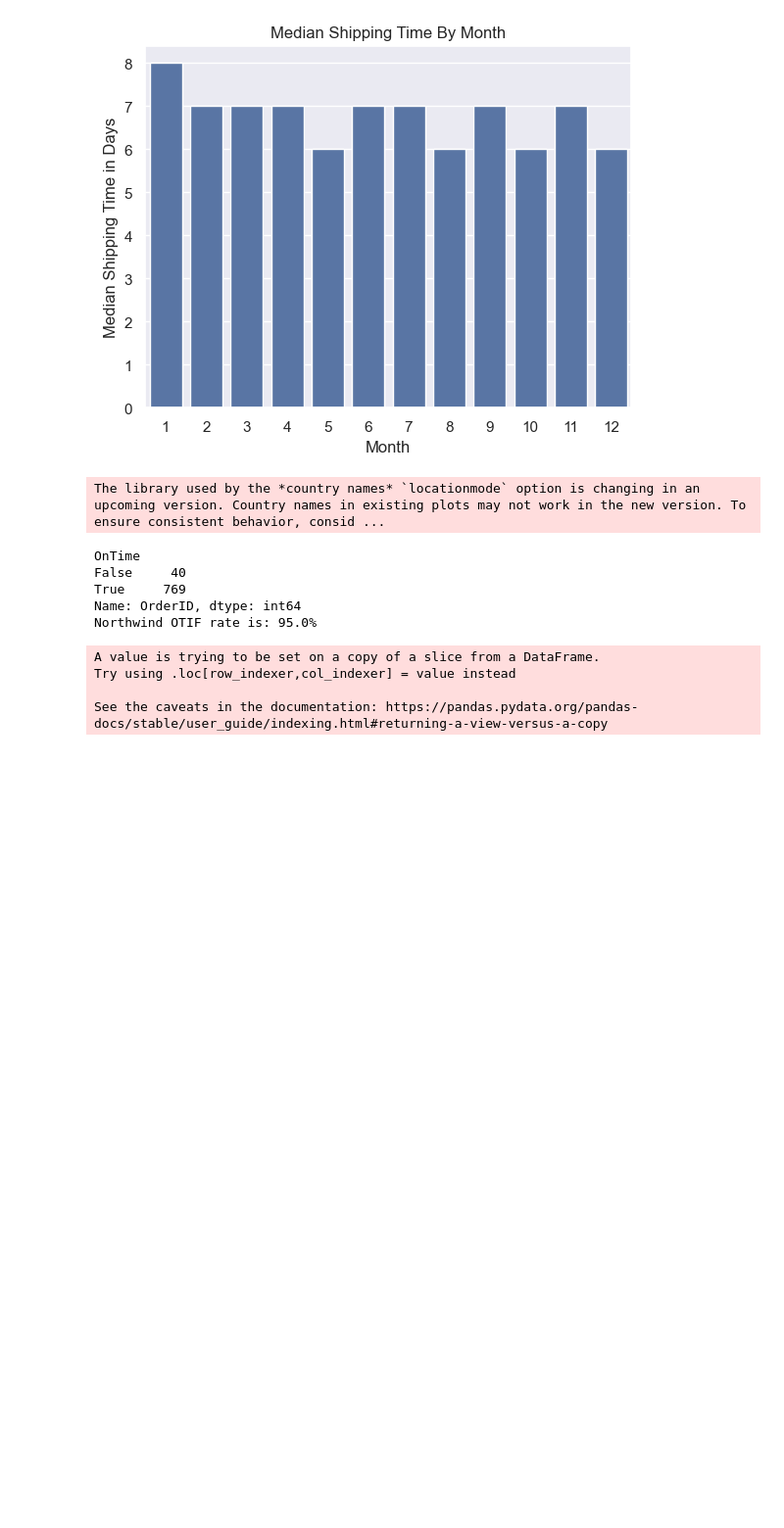
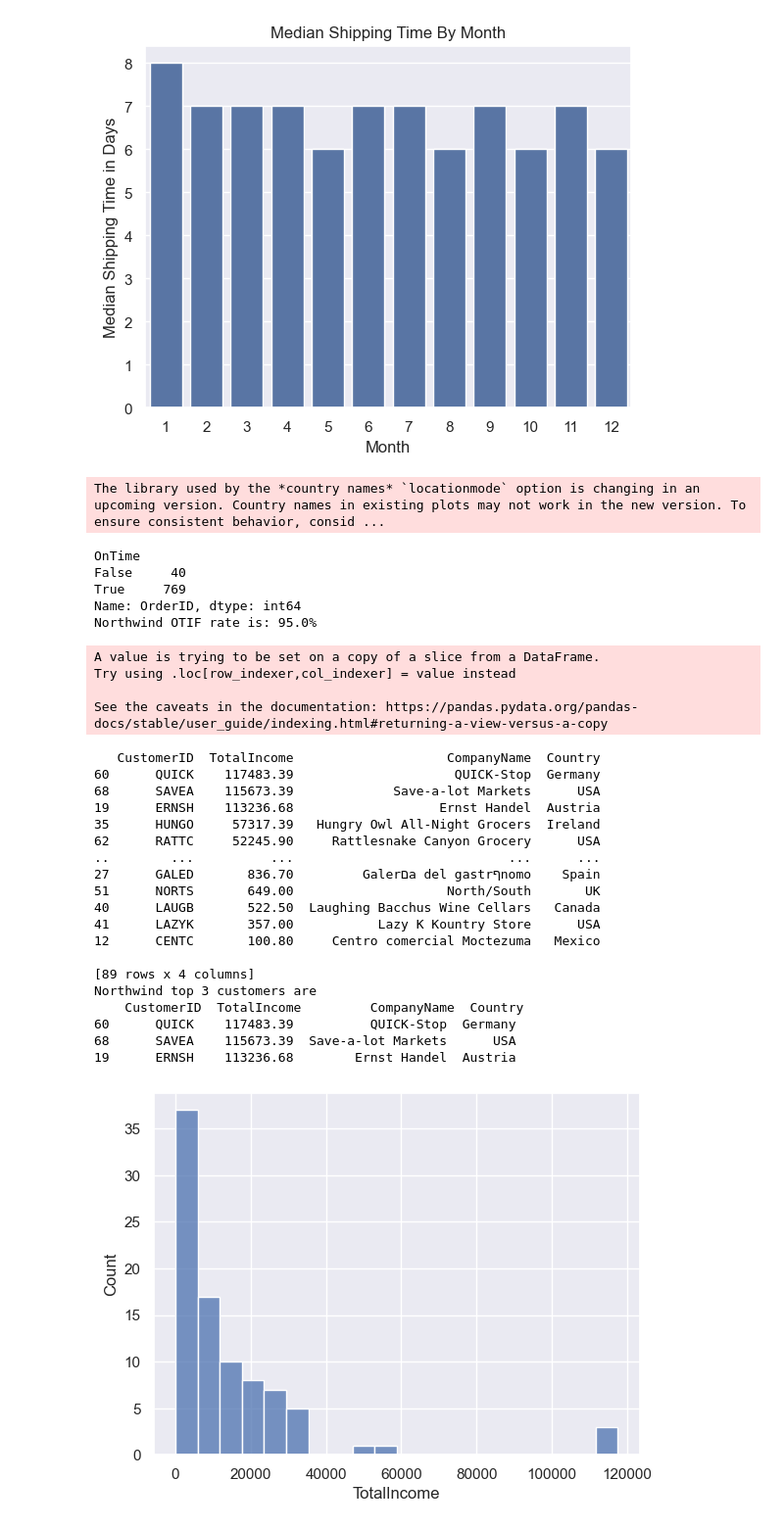
Before and after one commit to yarinsella/Northwind-EDA-, a Jupyter notebook: main.ipynb, the cells around one changed output. Shown at 98% size. Drawn from its saved outputs; the diff is of its cells as text; code cells hidden in the pictures; blank space fills up the shorter version.

Commit message:
Last plot of CCR inquiry

```diff
--- a/main.ipynb
+++ b/main.ipynb
@@ -100,6 +101,7 @@ def get_outliers(data,colname):
     IQR = Q3- Q1
     high_outlier = Q3 + (1.5*IQR)
     low_outlier = Q1 - (1.5*IQR)
+    mean=data_range.mean()
     results= {
         'median':median,
         'Q3':Q3,
@@ -107,6 +109,7 @@ def get_outliers(data,colname):
         'IQR':IQR,
         'high_outlier':high_outlier,
         'low_outlier':low_outlier,
+        'mean':mean,
         'df_high_outliers':data[data[colname]>high_outlier],
         'df_low_outliers':data[data[colname]<low_outlier]
     }
@@ -386,3 +389,71 @@ A value is trying to be set on a copy of a slice from a DataFrame.
 Try using .loc[row_indexer,col_indexer] = value instead
 
 See the caveats in the documentation: https://pandas.pydata.org/pandas-docs/stable/user_guide/indexing.html#returning-a-view-versus-a-copy
+# %%
+#Calculating CCR
+#Checking for nulls
+# print(OrderDetails.info())
+# print(Orders.info())
+# print(Customers.info())
+
+#Cleaning and pre processing
+OrderDetails['TotalIncome']=OrderDetails['UnitPrice']*OrderDetails['Quantity']
+revenue_per_order =OrderDetails.groupby('OrderID')['TotalIncome'].sum().reset_index()
+
+revenue_per_customer = pd.merge(revenue_per_order,Orders[['OrderID','CustomerID']],on='OrderID')
+revenue_per_customer = revenue_per_customer.groupby('CustomerID')['TotalIncome'].sum()
+revenue_per_customer = pd.merge(revenue_per_customer,Customers[['CustomerID','CompanyName','Country']],on='CustomerID')
+revenue_per_customer= revenue_per_customer.sort_values(by='TotalIncome',ascending=False)
+print(revenue_per_customer)
+top3_customers = revenue_per_customer.nlargest(3,'TotalIncome')
+print(f"Northwind top 3 customers are \n {top3_customers}\n")
+
+#displaying distribution of incomes per customers
+sns.set_theme()
+sns.histplot(revenue_per_customer['TotalIncome'],bins=20)
+plt.show()
+
+#Studying Outliers
+revenue_outliers = get_outliers(revenue_per_customer,'TotalIncome')
+print(f"Northwind's customers outliers by revenue: \n{revenue_outliers['df_high_outliers']}\n")
+
+#Calculation of CCR
+top3_revenue = top3_customers['TotalIncome'].sum()
+total_revenue = revenue_per_customer['TotalIncome'].sum()
+CCR = top3_revenue/total_revenue*100
+print(f"Northwind CCR rate is {CCR.round(2)}%\n")
+
+#Studying Companies Customers
+profitable_customers = revenue_per_customer[revenue_per_customer['TotalIncome']>revenue_outliers['mean']]
+print(f"Northwind's Profitable customers\n:{profitable_customers.head()}\n")
+#Company's above average customers by revenue are the same customers labeled as outliers.
+
+customers_per_country = revenue_per_customer.groupby('Country').agg({'CustomerID':'count','TotalIncome':'sum'}).reset_index()
+print(customers_per_country)
+
+sns.scatterplot(data=customers_per_country,x='CustomerID',y='TotalIncome')
+for i, row in customers_per_country.iterrows():
+    plt.annotate(row['Country'], (row['CustomerID'], row['TotalIncome']), xytext=(5, 5), textcoords='offset points')
+
+#To do - Fixing lables
+# %% [output]
+   CustomerID  TotalIncome                    CompanyName  Country
+60      QUICK    117483.39                     QUICK-Stop  Germany
+68      SAVEA    115673.39             Save-a-lot Markets      USA
+19      ERNSH    113236.68                   Ernst Handel  Austria
+35      HUNGO     57317.39   Hungry Owl All-Night Grocers  Ireland
+62      RATTC     52245.90     Rattlesnake Canyon Grocery      USA
+..        ...          ...                            ...      ...
+27      GALED       836.70         Galerםa del gastrףnomo    Spain
+51      NORTS       649.00                    North/South       UK
+40      LAUGB       522.50  Laughing Bacchus Wine Cellars   Canada
+41      LAZYK       357.00           Lazy K Kountry Store      USA
+12      CENTC       100.80     Centro comercial Moctezuma   Mexico
+
+[89 rows x 4 columns]
+Northwind top 3 customers are
+    CustomerID  TotalIncome         CompanyName  Country
+60      QUICK    117483.39          QUICK-Stop  Germany
+68      SAVEA    115673.39  Save-a-lot Markets      USA
+19      ERNSH    113236.68        Ernst Handel  Austria
+[figure, added]
```
Also changed, not shown: parts of 6 cells of this notebook.
